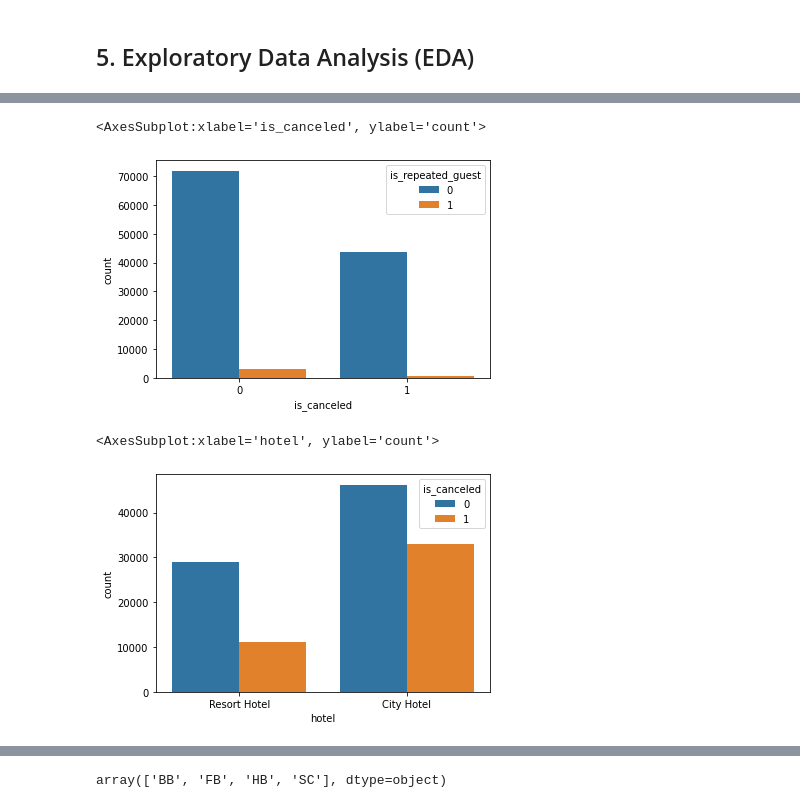
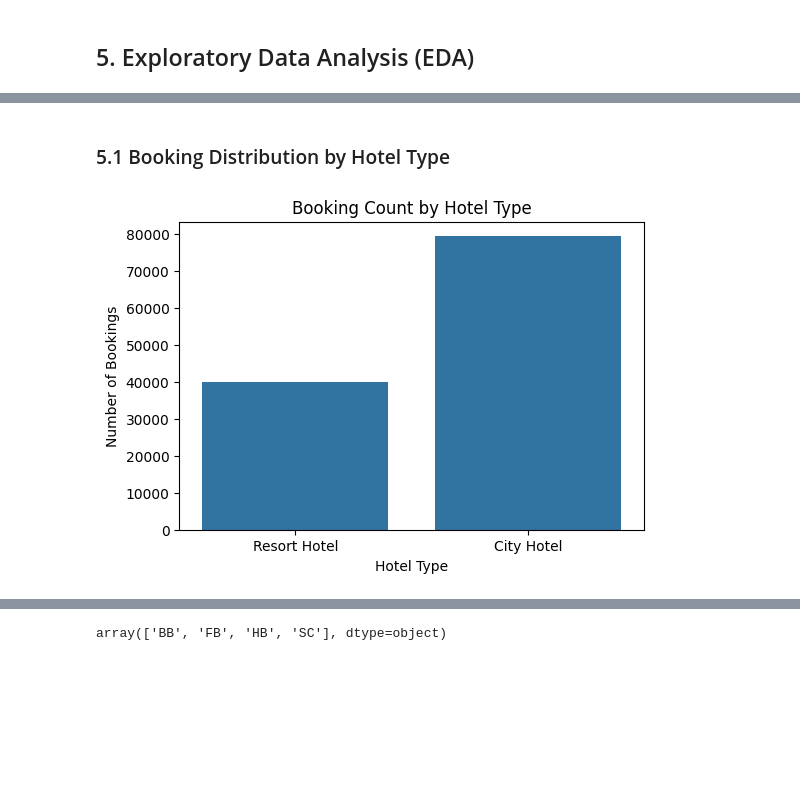
Before and after one commit to Pranavi2002/Hotel-Booking-Data-Analysis-Project, a Jupyter notebook: hotel_booking_data_analysis.ipynb, the cells around one changed output, grey strips where cells are left out. Saved outputs shown, nothing was run; the diff lists cells and outputs as text; code cells hidden in the pictures; blank space fills up the shorter version.

```diff
--- a/hotel_booking_data_analysis.ipynb
+++ b/hotel_booking_data_analysis.ipynb
@@ -165,11 +154,11 @@ sns.countplot(data=hb,x='hotel')
-# %%
-sns.countplot(data=hb,x='is_canceled',hue='is_repeated_guest')
-# hue means coloring
-# %% [output]
-<AxesSubplot:xlabel='is_canceled', ylabel='count'>
-[figure, removed]
-# %%
-sns.countplot(data=hb,x='hotel',hue='is_canceled')
-# %% [output]
-<AxesSubplot:xlabel='hotel', ylabel='count'>
-[figure, removed]
+# %% [markdown]
+### 5.1 Booking Distribution by Hotel Type
+# %%
+plt.figure(figsize=(6,4))
+sns.countplot(data=hb, x='hotel')
+plt.title('Booking Count by Hotel Type')
+plt.xlabel('Hotel Type')
+plt.ylabel('Number of Bookings')
+plt.show()
+# %% [output]
+[figure, added]
```
Also changed, not shown: parts of 82 cells of this notebook, 2 other files.
